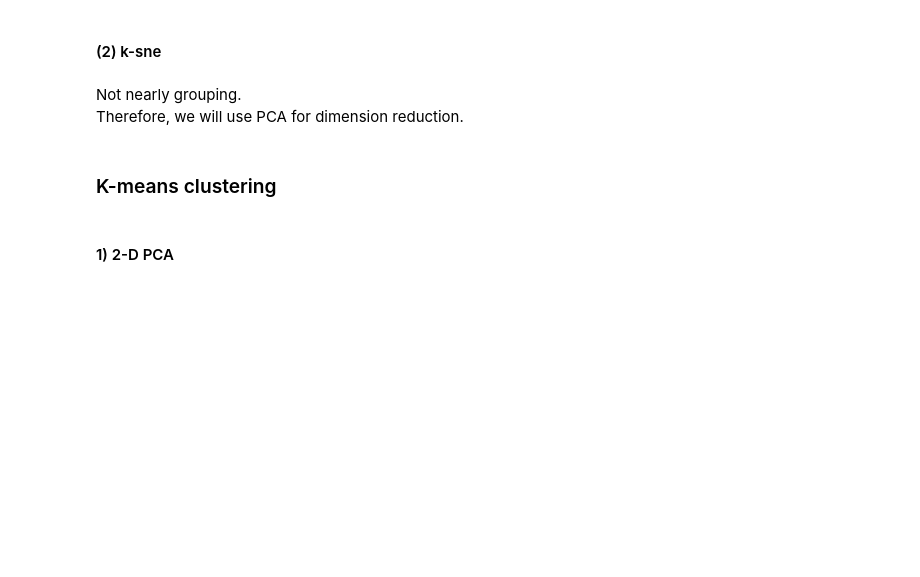
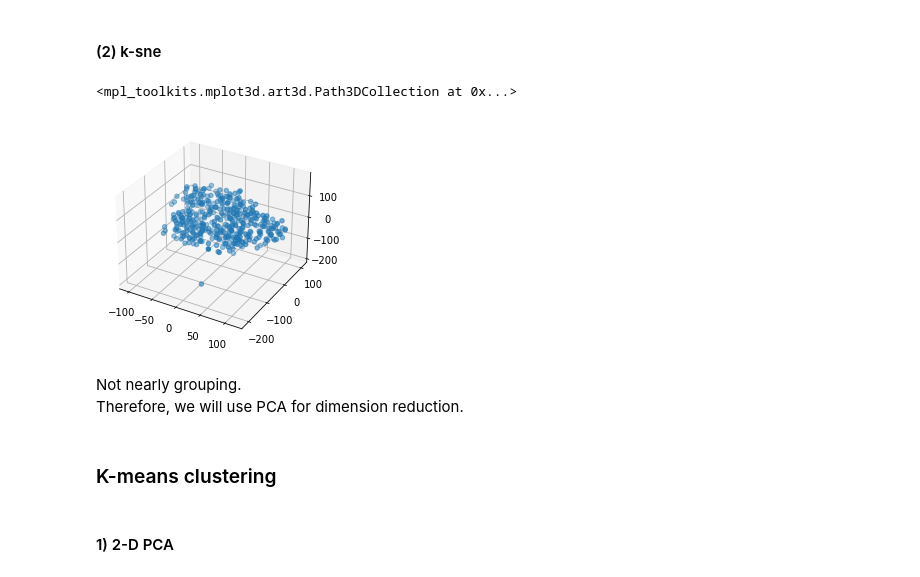
Before and after one commit to P-uyoung/X-Corps_Soil-detection, a Jupyter notebook: kmeans.ipynb, the cells around one changed output. Drawn from its saved outputs; the diff is of its cells as text; code cells hidden in the pictures; blank space fills up the shorter version.

```diff
--- a/kmeans.ipynb
+++ b/kmeans.ipynb
@@ -99,12 +108,13 @@ ax.scatter(X_pca_3d[:,0], X_pca_3d[:,1], X_pca_3d[:,2])
 #### (2) k-sne
 # %%
 # 3-D PCA
-tsne = TSNE(n_components=2, random_state=42)
-X_ksne = tsne.fit_transform(X)
-
-X_ksne
+tsne_3d = TSNE(n_components=3, random_state=42)
+X_ksne_3d = tsne_3d.fit_transform(X)
 # %%
 fig = plt.figure()
 ax = fig.gca(projection='3d')
 
-ax.scatter(X_ksne[:,0], X_ksne[:,1], X_ksne[:,2])
+ax.scatter(X_ksne_3d[:,0], X_ksne_3d[:,1], X_ksne_3d[:,2])
+# %% [output]
+<mpl_toolkits.mplot3d.art3d.Path3DCollection at 0x...>
+[figure, added]
```
Also changed, not shown: parts of 49 cells of this notebook, 1 other file.
